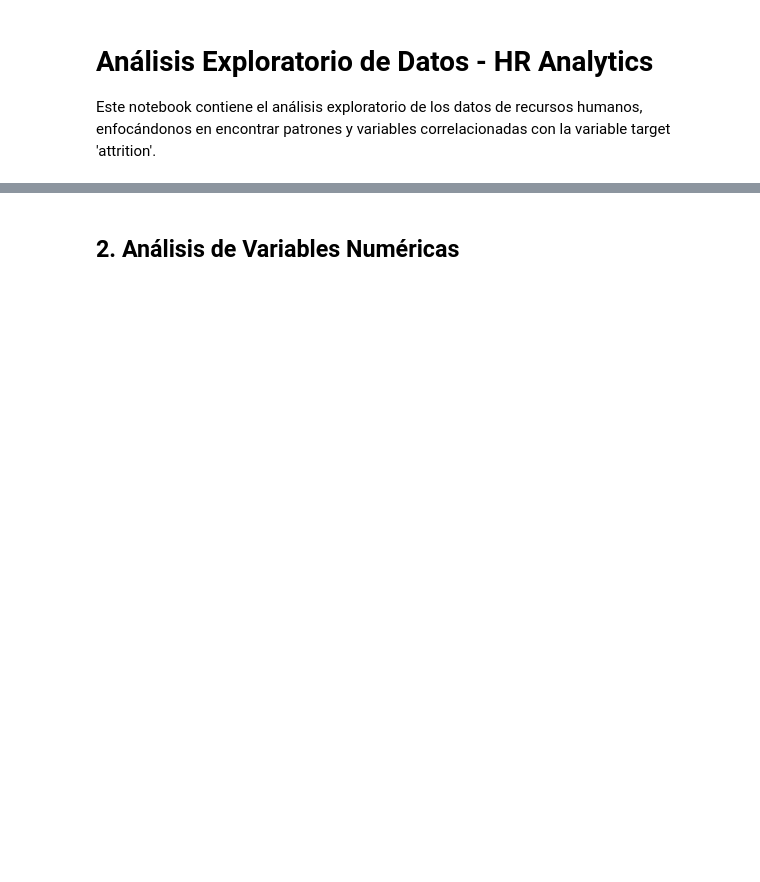
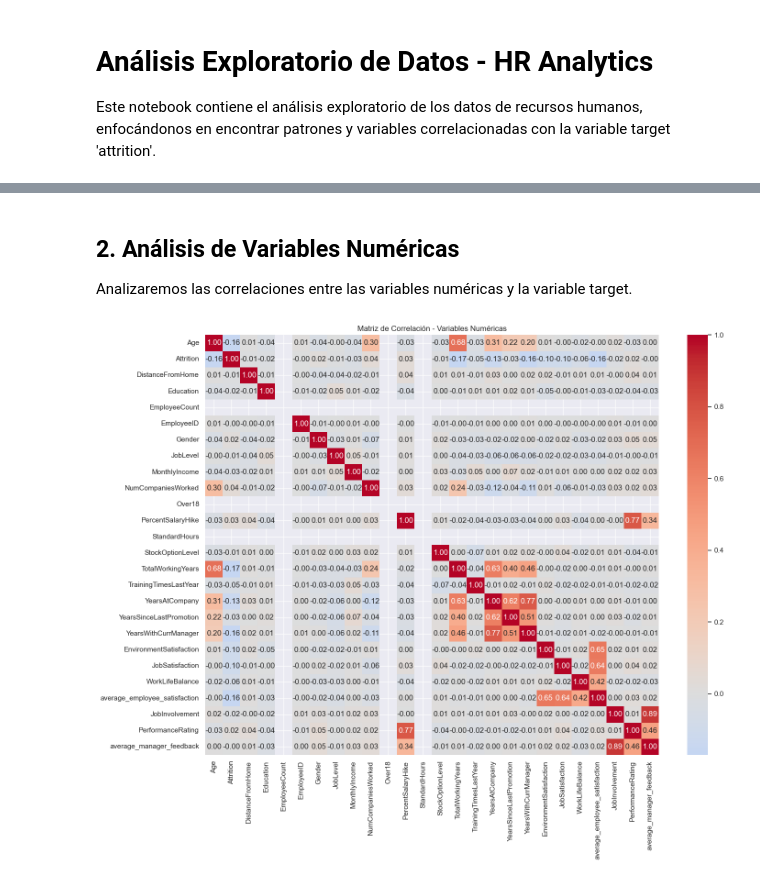
Before and after one commit to aladelca/metodologia_pc1, a Jupyter notebook: notebooks/analisis_exploratorio.ipynb, the cells around one changed output, grey strips where cells are left out. Drawn from its saved outputs; the diff is of its cells as text; code cells hidden in the pictures; blank space fills up the shorter version.

```diff
--- a/notebooks/analisis_exploratorio.ipynb
+++ b/notebooks/analisis_exploratorio.ipynb
@@ -40,3 +58,20 @@ print(attrition_pct)
 # %% [markdown]
 ## 2. Análisis de Variables Numéricas
+
+Analizaremos las correlaciones entre las variables numéricas y la variable target.
+# %%
+# Seleccionar variables numéricas
+numeric_cols = df.select_dtypes(include=['int64', 'float64']).columns
+
+# Calcular correlaciones
+correlation_matrix = df[numeric_cols].corr()
+
+# Visualizar mapa de calor de correlaciones
+plt.figure(figsize=(15, 12))
+sns.heatmap(correlation_matrix, annot=True, cmap='coolwarm', center=0, fmt='.2f')
+plt.title('Matriz de Correlación - Variables Numéricas')
+plt.tight_layout()
+plt.show()
+# %% [output]
+[figure, added]
 # %%
```
Also changed, not shown: parts of 15 cells of this notebook, 4 other files.
